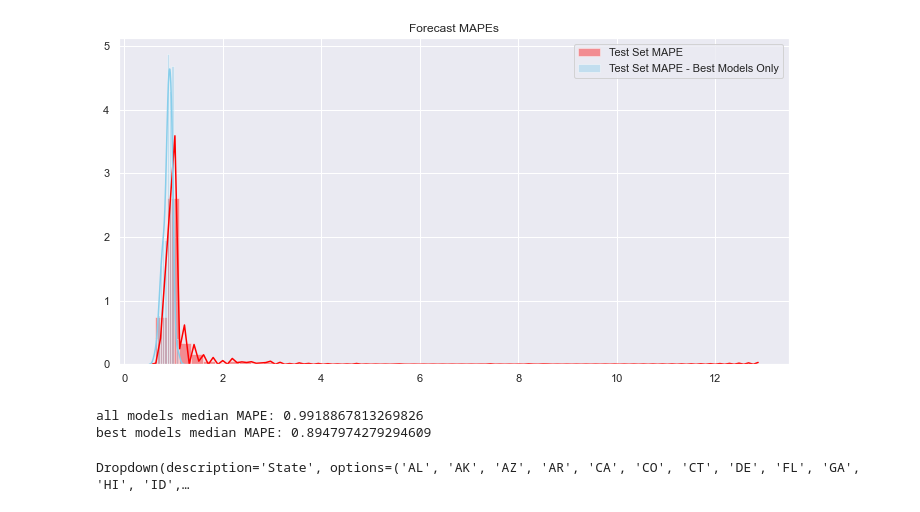
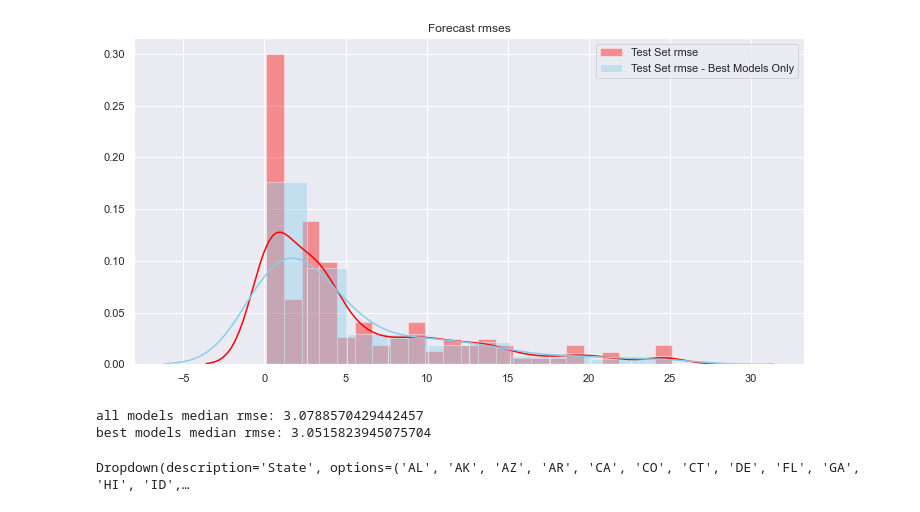
Before and after one commit to mikekeith52/AllStatesForecast, a Jupyter notebook: forecast.ipynb, the cells around one changed output. Saved outputs shown, nothing was run; the diff lists cells and outputs as text; code cells hidden in the pictures.

Commit message:
Changed error metrics
Now adds rmse, mae, and r2, in addition to mape, by default

```diff
--- a/forecast.ipynb
+++ b/forecast.ipynb
@@ -213,22 +213,22 @@ forecast_info = pd.read_csv('forecast_info.csv',sep=';')
 # %%
 forecast_info1 = forecast_info.replace([np.inf, -np.inf], np.nan).dropna()
 forecast_info2 = forecast_info1.loc[(forecast_info1['is_best_model'] == 1)]
 
 sns.set(rc={'figure.figsize':(12,6)})
-sns.distplot(forecast_info1['mape'], color='red', label='Test Set MAPE')
-sns.distplot(forecast_info2['mape'], color='skyblue', label='Test Set MAPE - Best Models Only')
+sns.distplot(forecast_info1['rmse'], color='red', label='Test Set rmse')
+sns.distplot(forecast_info2['rmse'], color='skyblue', label='Test Set rmse - Best Models Only')
 plt.xlabel('')
-plt.title('Forecast MAPEs')
+plt.title('Forecast rmses')
 plt.legend()
 plt.show()
 # %% [output]
-[figure, old version]
+[figure, new version]
 # %%
-print('all models median MAPE:',forecast_info1['mape'].median())
-print('best models median MAPE:',forecast_info2['mape'].median())
+print('all models median rmse:',forecast_info1['rmse'].median())
+print('best models median rmse:',forecast_info2['rmse'].median())
 # %% [output]
-all models median MAPE: 0.9918867813269826
-best models median MAPE: 0.8947974279294609
+all models median rmse: 3.0788570429442457
+best models median rmse: 3.0515823945075704
 # %%
 visualize()
 # %% [output]
```
Also changed, not shown: parts of 3 cells of this notebook, 4 other files.
